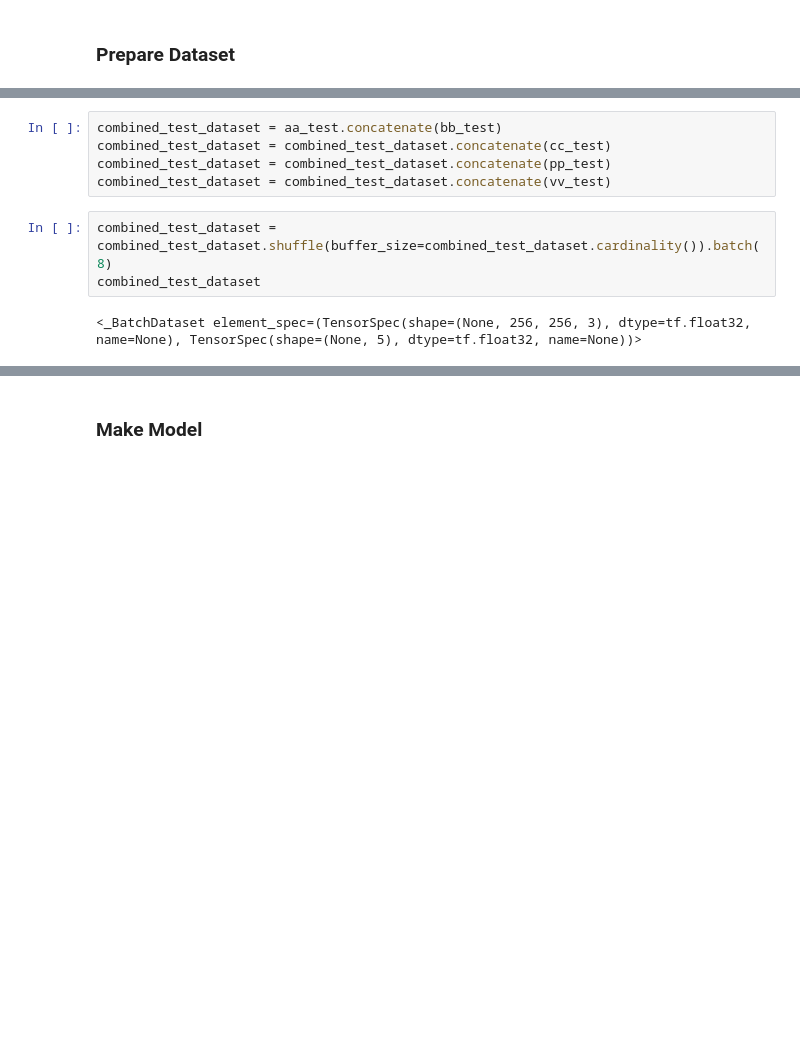
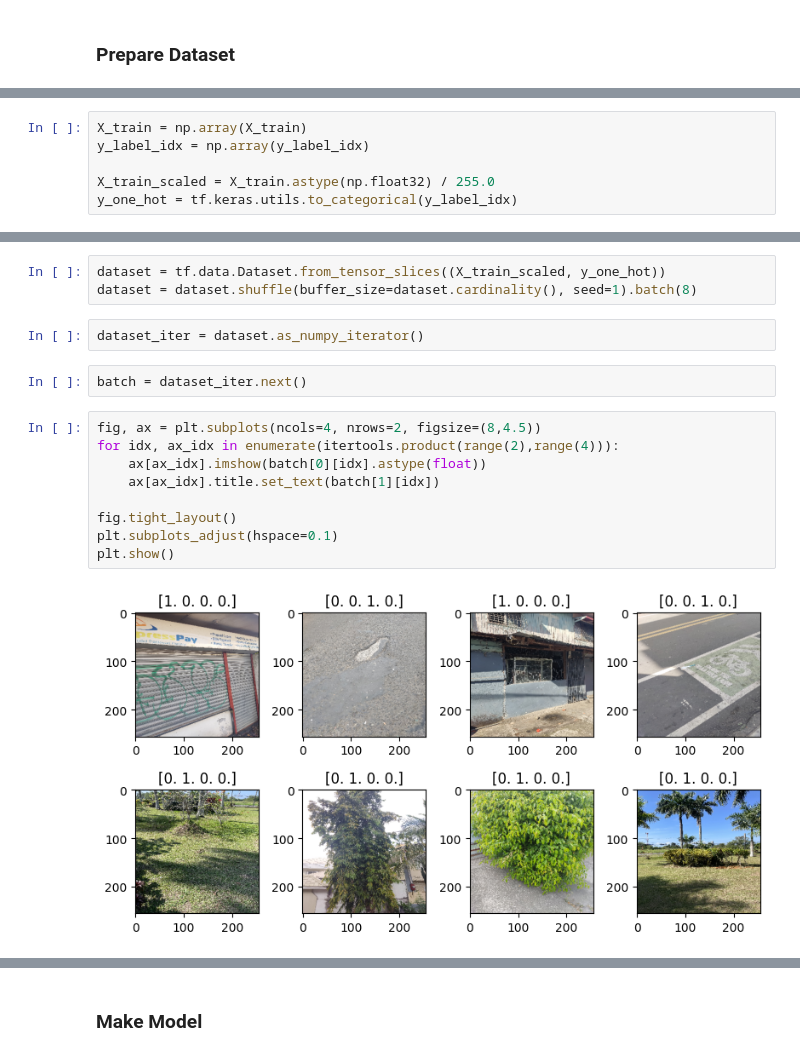
Before and after one commit to RiceWater/New-Thesis, a Jupyter notebook: img_cls.ipynb, the cells around one changed output, grey strips where cells are left out. Saved outputs shown, nothing was run; the diff lists cells and outputs as text; blank space fills up the shorter version.

```diff
--- a/img_cls.ipynb
+++ b/img_cls.ipynb
@@ -107 +51,7 @@ len(a_dataset)
+# %%
+X_train = np.array(X_train)
+y_label_idx = np.array(y_label_idx)
+
+X_train_scaled = X_train.astype(np.float32) / 255.0
+y_one_hot = tf.keras.utils.to_categorical(y_label_idx)
 # %%
@@ -185,10 +61,18 @@ combined_train_dataset
-# %%
-combined_test_dataset = aa_test.concatenate(bb_test)
-combined_test_dataset = combined_test_dataset.concatenate(cc_test)
-combined_test_dataset = combined_test_dataset.concatenate(pp_test)
-combined_test_dataset = combined_test_dataset.concatenate(vv_test)
-# %%
-combined_test_dataset = combined_test_dataset.shuffle(buffer_size=combined_test_dataset.cardinality()).batch(8)
-combined_test_dataset
-# %% [output]
-<_BatchDataset element_spec=(TensorSpec(shape=(None, 256, 256, 3), dtype=tf.float32, name=None), TensorSpec(shape=(None, 5), dtype=tf.float32, name=None))>
+# %%
+dataset = tf.data.Dataset.from_tensor_slices((X_train_scaled, y_one_hot))
+dataset = dataset.shuffle(buffer_size=dataset.cardinality(), seed=1).batch(8)
+# %%
+dataset_iter = dataset.as_numpy_iterator()
+# %%
+batch = dataset_iter.next()
+# %%
+fig, ax = plt.subplots(ncols=4, nrows=2, figsize=(8,4.5))
+for idx, ax_idx in enumerate(itertools.product(range(2),range(4))):
+    ax[ax_idx].imshow(batch[0][idx].astype(float))
+    ax[ax_idx].title.set_text(batch[1][idx])
+
+fig.tight_layout()
+plt.subplots_adjust(hspace=0.1)
+plt.show()
+# %% [output]
+[figure, added]
```
Also changed, not shown: parts of 80 cells of this notebook, 44 other files.
